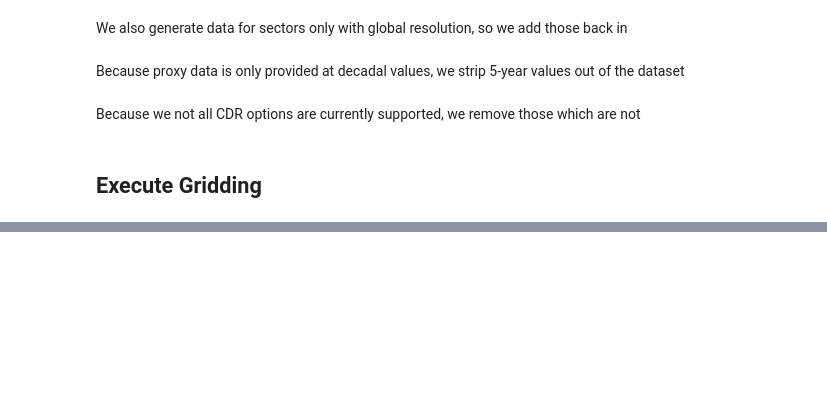
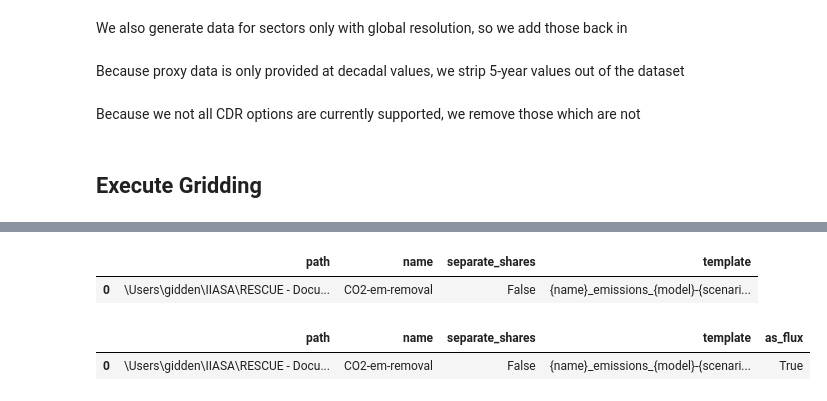
Before and after one commit to jkikstra/concordia, a Jupyter notebook: notebooks/workflow.ipynb, the cells around one changed output, grey strips where cells are left out. Cells and saved outputs as stored; diff of their text form; code cells hidden in the pictures; blank space fills up the shorter version.

```diff
--- a/notebooks/workflow.ipynb
+++ b/notebooks/workflow.ipynb
@@ -704,13 +698,27 @@ Aircraft NOx  2015
       CDR OAE CO2  2015
 Emissions OAE CO2  2015
   warnings.warn(msg)
+# %%
+proxy_cfg.iloc[-1:]
+# %% [output]
+|  | path | name | separate_shares | template |
+| 0 | \Users\gidden\IIASA\RESCUE - Docu... | CO2-em-removal | False | {name}_emissions_{model}-{scenari... |
 # %%
+idx = [0, 10, 21, 32, 36]
+# idx = [21, 32]
+proxy_cfg_test = proxy_cfg.iloc[-1:]
+
 gridder = Gridder(
     scen,
     idxr,
     proxy_cfg_test,
     index_mappings=dict(sector=sector_mapping),
     output_dir="../results",
 )
+
+gridder.proxy_cfg
 # skip checks when using this for testing
+# %% [output]
+|  | path | name | separate_shares | template | as_flux |
+| 0 | \Users\gidden\IIASA\RESCUE - Docu... | CO2-em-removal | False | {name}_emissions_{model}-{scenari... | True |
 # %%
```
Also changed, not shown: parts of 9 cells of this notebook.
